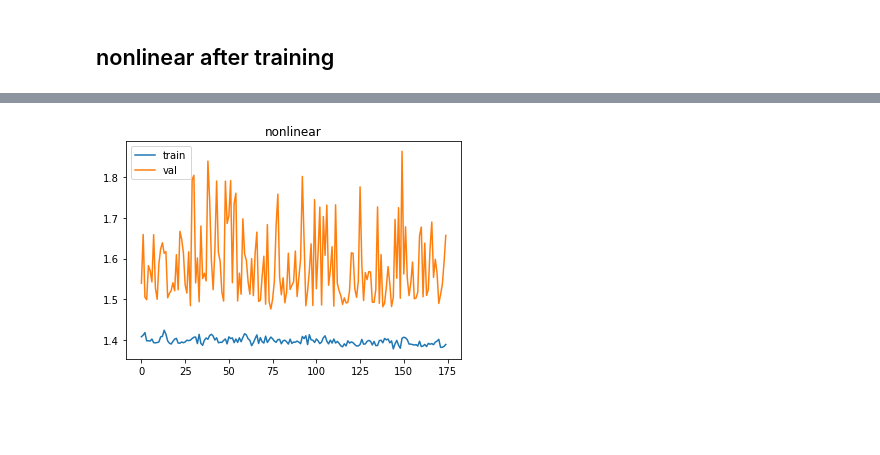
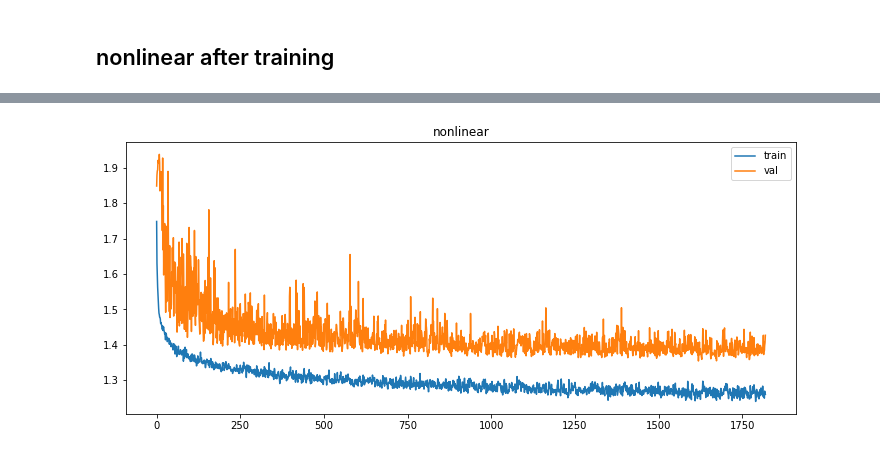
Before and after one commit to MagriLab/MD-CNN-AE, a Jupyter notebook: experiment.ipynb, the cells around one changed output, grey strips where cells are left out. Cells and saved outputs as stored; diff of their text form; code cells hidden in the pictures; blank space fills up the shorter version.

```diff
--- a/experiment.ipynb
+++ b/experiment.ipynb
@@ -59,7 +62,7 @@ REMOVE_MEAN = True # train on fluctuating velocity
 lmb = 0.001 #1e-05 #regulariser
 drop_rate = 0.0
 features_layers = [32, 64, 128]
-latent_dim = 2
+latent_dim = 3
 act_fct = 'linear'
 resize_meth = 'bilinear'
 filter_window= (5,5)
@@ -314,6 +346,6 @@ ________________________________________________________________________________
 # load weights
 mdl_nonlinear.compile(optimizer=Adam(learning_rate=learning_rate),loss='mse')
 mdl_nonlinear.evaluate(u_train[0,:,:,:,:],u_train[0,:,:,:,:],verbose=0)
-mdl_nonlinear.load_weights('./__experiments/pre-training-linear-1.h5')
+mdl_nonlinear.load_weights('temp_pre-training-linear.h5')
 print('training loss after loading weights from linear pre-training:',mdl_nonlinear.evaluate(u_train[0,:,:,:,:],u_train[0,:,:,:,:],verbose=0))
 # %% [output]
@@ -388,13 +479,13 @@ plt.show()
 hist_train_3 = []
 hist_val_3 = []
 # %%
-pat = 100 # EarlyStopping
+pat = 200 # EarlyStopping
 tempfn = './temp_training-nonlinear.h5'
 model_cb=ModelCheckpoint(tempfn, monitor='val_loss',save_best_only=True,verbose=0,save_weights_only=True)
 early_cb=EarlyStopping(monitor='val_loss', patience=pat,verbose=0)
 cb = [model_cb, early_cb]
 
-mdl_nonlinear.load_weights(tempfn)
+# mdl_nonlinear.load_weights('./temp_training-nonlinear.h5')
 # Training
 hist0 = mdl_nonlinear.fit(u_train[0,:,:,:,:], u_train[0,:,:,:,:],
                 epochs=nb_epoch,
@@ -425,10 +516,10 @@ Epoch 175/3000
 # %%
-plt.figure()
+plt.figure(figsize=(12,5))
 plt.title('nonlinear')
 plt.plot(hist_train_3,label='train')
 plt.plot(hist_val_3,label='val')
 plt.legend()
 plt.show()
 # %% [output]
-[figure, old version]
+[figure, new version]
 # %%
```
Also changed, not shown: parts of 36 cells of this notebook, 12 other files.
